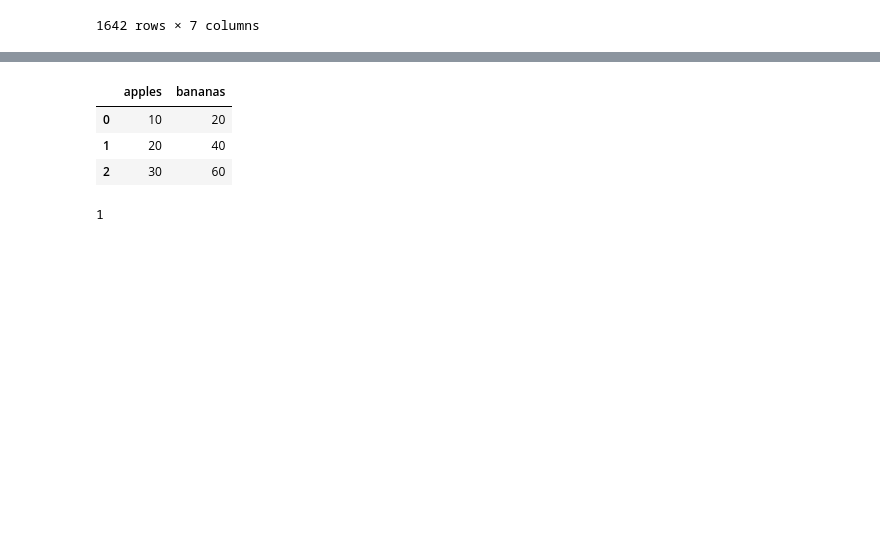
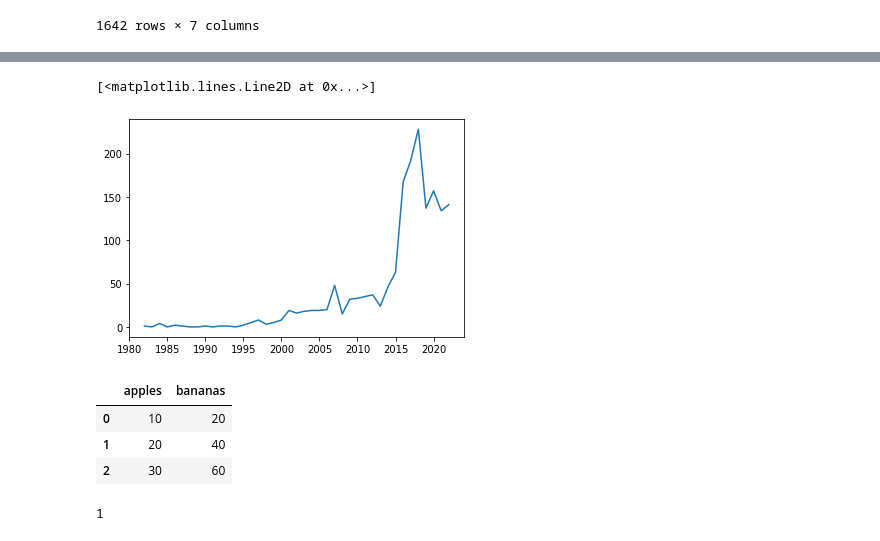
Before and after one commit to julia-claira/NYTimes_Web_Scrape, a Jupyter notebook: NYTimes_Search.ipynb, the cells around one changed output, grey strips where cells are left out. Saved outputs shown, nothing was run; the diff lists cells and outputs as text; code cells hidden in the pictures; blank space fills up the shorter version.

```diff
--- a/NYTimes_Search.ipynb
+++ b/NYTimes_Search.ipynb
@@ -322,3 +323,5 @@ for i, row in nytimes_trans_db.iterrows():
     for key, value in categories.items():
         if row['Category'] in value:
             nytimes_trans_db.loc[i,'Category']=key
+# %%
+nytimes_trans_db=pd.read_csv("data/nytimes_trans_1980_2021_category.csv")
@@ -324,0 +333,3 @@ for i, row in nytimes_trans_db.iterrows():
+# %%
+#converts dates to date-time
+nytimes_trans_db['Date']=pd.to_datetime(nytimes_trans_db['Date'])
@@ -325,3 +352,11 @@ for i, row in nytimes_trans_db.iterrows():
+# %%
+by_year_db=nytimes_trans_db.groupby(pd.Grouper(key='Date', freq='Y')).count()
+# %%
+#total/by category/by term
+plt.plot(by_year_db['Category'])
+# %% [output]
+[<matplotlib.lines.Line2D at 0x...>]
+[figure, added]
 # %%
 a=[10,20,30]
 test_df=pd.DataFrame({'apples':a})
```
Also changed, not shown: parts of 4 cells of this notebook.
